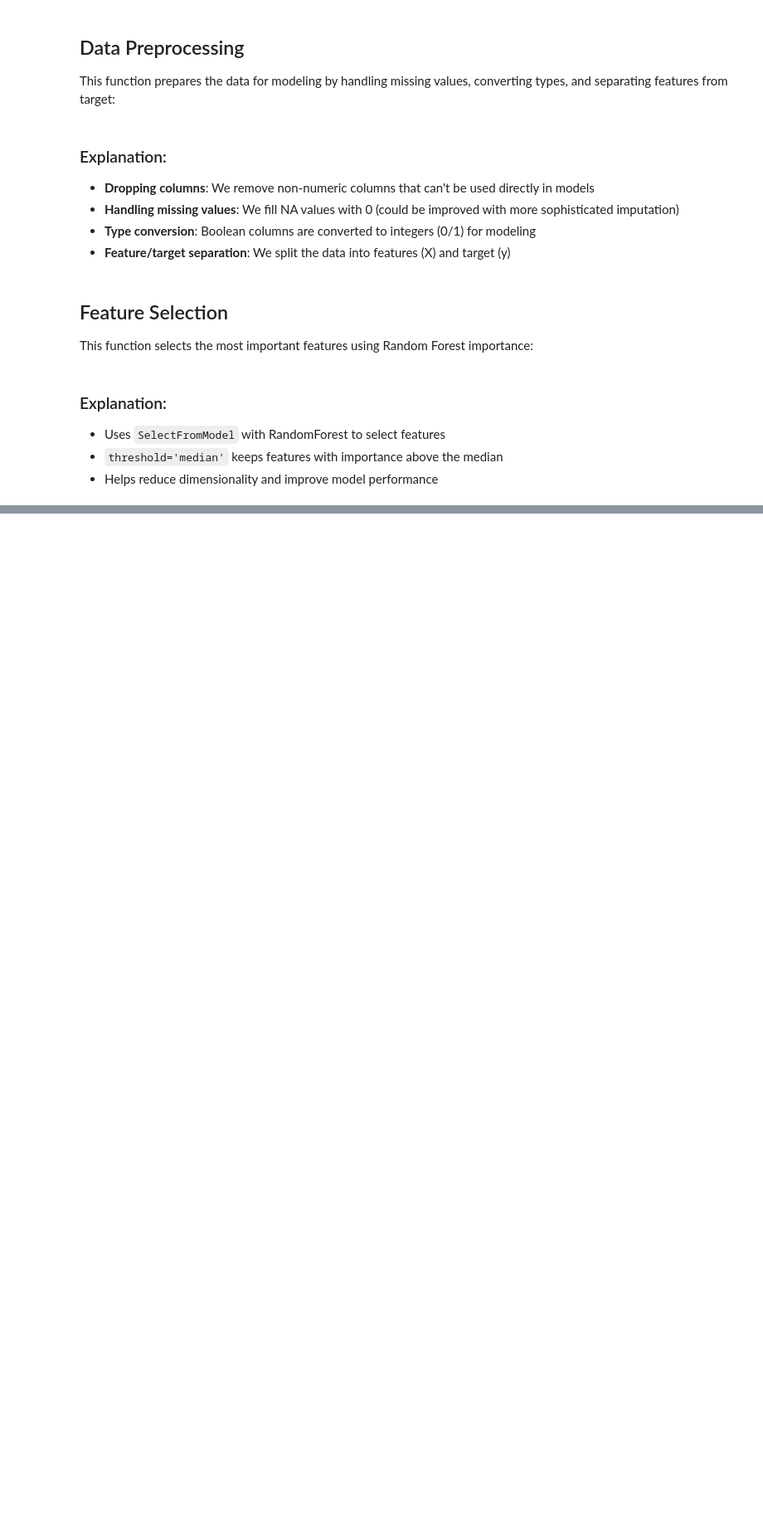
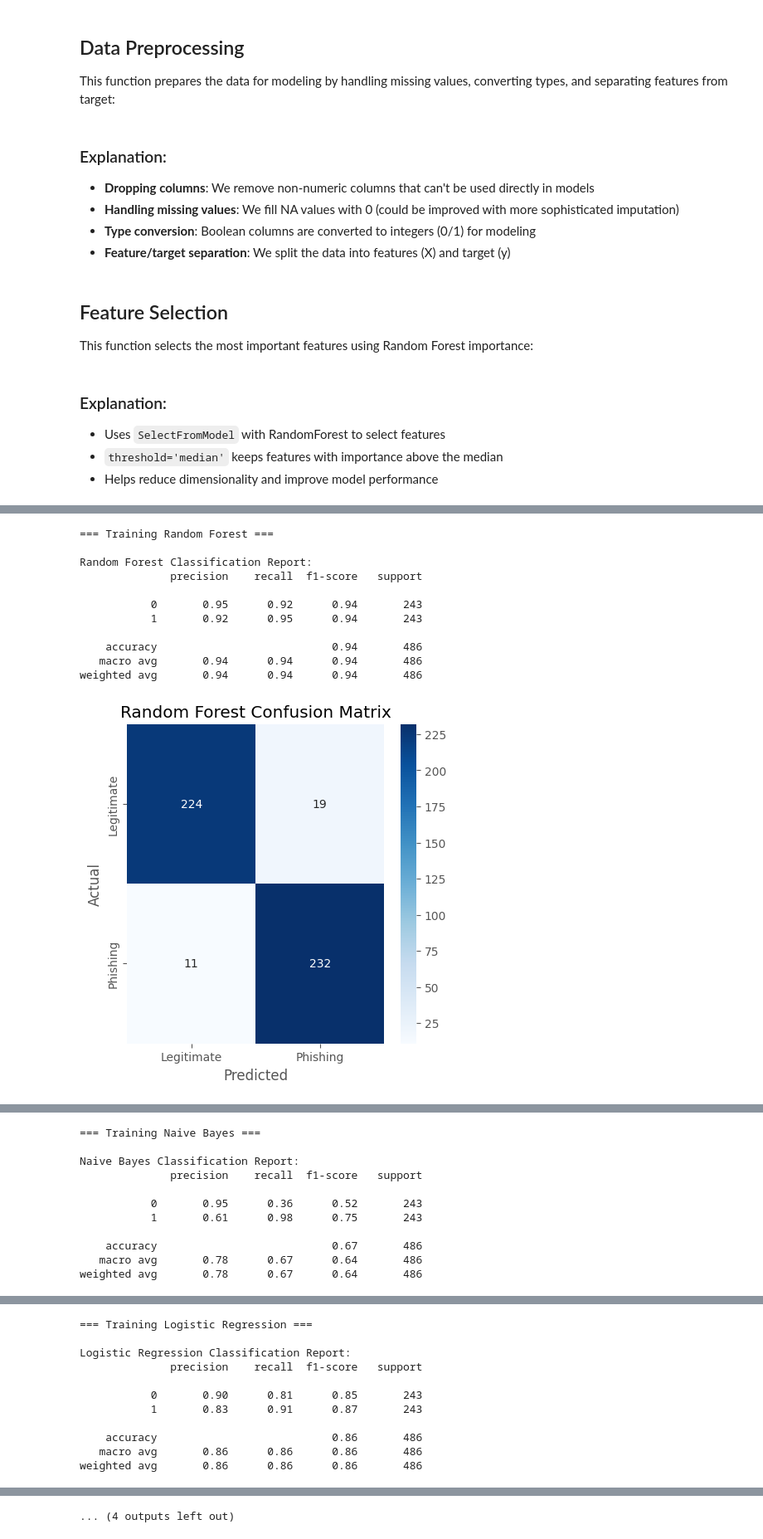
Before and after one commit to shakilmiahcse/phishing_url_detector, a Jupyter notebook: model_evaluation.ipynb, the cells around one changed output, grey strips where cells are left out. Shown at 83% size. Saved outputs shown, nothing was run; the diff lists cells and outputs as text; code cells hidden in the pictures; blank space fills up the shorter version.

```diff
--- a/model_evaluation.ipynb
+++ b/model_evaluation.ipynb
@@ -207,0 +161,35 @@ def plot_confusion_matrix(y_true, y_pred, model_name):
+# %%
+def plot_individual_roc_pr_curves(model, X_test, y_test, model_name):
+    if hasattr(model, "predict_proba"):
+        y_proba = model.predict_proba(X_test)[:, 1]
+    else:
+        y_proba = model.decision_function(X_test)
+
+    # ROC Curve
+    fpr, tpr, _ = roc_curve(y_test, y_proba)
+    roc_auc = auc(fpr, tpr)
+
+    plt.figure(figsize=(8, 6))
+    plt.plot(fpr, tpr, color='darkorange', lw=2, label=f'ROC curve (AUC = {roc_auc:.2f})')
+    plt.plot([0, 1], [0, 1], color='navy', lw=2, linestyle='--')
+    plt.xlim([0.0, 1.0])
+    plt.ylim([0.0, 1.05])
+    plt.xlabel('False Positive Rate')
+    plt.ylabel('True Positive Rate')
+    plt.title(f'{model_name} - ROC Curve')
+    plt.legend(loc="lower right")
+    plt.grid(alpha=0.3)
+    plt.show()
+
+    # PR Curve
+    precision, recall, _ = precision_recall_curve(y_test, y_proba)
+    avg_precision = average_precision_score(y_test, y_proba)
+
+    plt.figure(figsize=(8, 6))
+    plt.plot(recall, precision, color='blue', lw=2, label=f'PR curve (AP = {avg_precision:.2f})')
+    plt.xlabel('Recall')
+    plt.ylabel('Precision')
+    plt.title(f'{model_name} - Precision-Recall Curve')
+    plt.legend(loc="upper right")
+    plt.grid(alpha=0.3)
+    plt.show()
@@ -459,0 +307,4 @@ main()
+# %%
+# Set visualization style
+plt.style.use('ggplot')
+sns.set_palette("husl")
@@ -459,0 +489,16 @@ main()
+# %%
+# Train and evaluate models
+results_df, model_predictions = train_and_evaluate(models, X_train_selected, X_test_selected, y_train_res, y_test)
+# %% [output]
+=== Training Random Forest ===
+
+Random Forest Classification Report:
+              precision    recall  f1-score   support
+
+           0       0.95      0.92      0.94       243
+           1       0.92      0.95      0.94       243
+
+    accuracy                           0.94       486
+   macro avg       0.94      0.94      0.94       486
+weighted avg       0.94      0.94      0.94       486
+[figure, added]
@@ -459,0 +507,11 @@ main()
+=== Training Naive Bayes ===
+
+Naive Bayes Classification Report:
+              precision    recall  f1-score   support
+
+           0       0.95      0.36      0.52       243
+           1       0.61      0.98      0.75       243
+
+    accuracy                           0.67       486
+   macro avg       0.78      0.67      0.64       486
+weighted avg       0.78      0.67      0.64       486
@@ -459,0 +521,11 @@ main()
+=== Training Logistic Regression ===
+
+Logistic Regression Classification Report:
+              precision    recall  f1-score   support
+
+           0       0.90      0.81      0.85       243
+           1       0.83      0.91      0.87       243
+
+    accuracy                           0.86       486
+   macro avg       0.86      0.86      0.86       486
+weighted avg       0.86      0.86      0.86       486
@@ -459,0 +535 @@ main()
+... (4 outputs left out)
```
Also changed, not shown: parts of 57 cells of this notebook, 3 other files.
